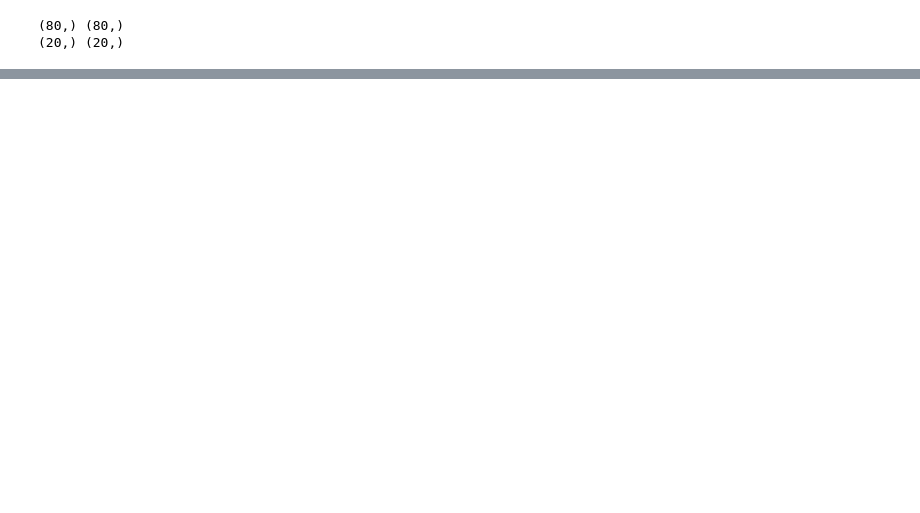
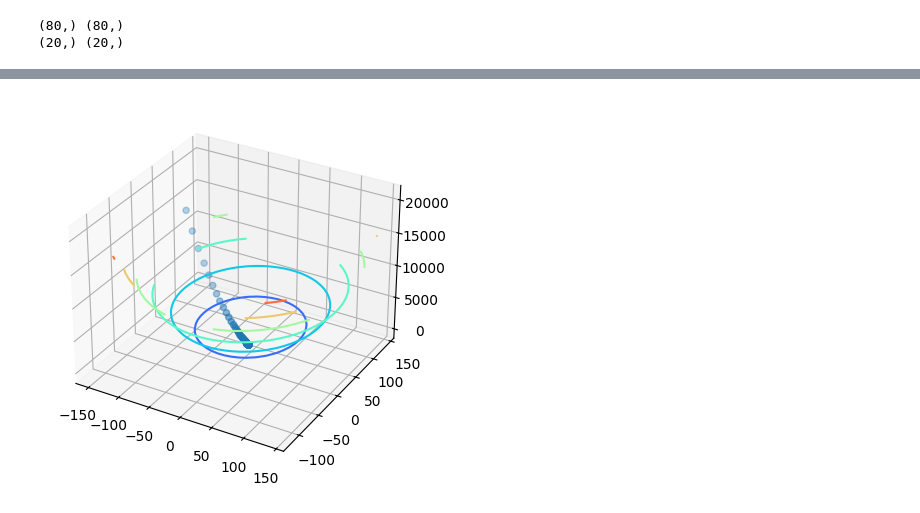
Before and after one commit to christianrss/data_science_stuff, a Jupyter notebook: machine_learning/linear_regression.ipynb, the cells around one changed output, grey strips where cells are left out. Saved outputs shown, nothing was run; the diff lists cells and outputs as text; code cells hidden in the pictures; blank space fills up the shorter version.

```diff
--- a/machine_learning/linear_regression.ipynb
+++ b/machine_learning/linear_regression.ipynb
@@ -132,0 +169,31 @@ plt.show()
+# %%
+# Trace the trajectory of gradient
+def train(X,y,learning_rate=0.1,maxItrs=100):
+    theta = np.array([-150,100]) #np.zeros((2,))
+    error_list = []
+    # note down values of theta
+    theta_list = []
+
+    for i in range(maxItrs):
+        grad = gradient(X,y,theta)
+        error_list.append(error(X,y,theta))
+        theta_list.append((theta[0],theta[1]))
+        theta[0] = theta[0] - learning_rate * grad[0]
+        theta[1] = theta[1] - learning_rate * grad[1]
+
+    #plt.xlabel("Iteration Number")
+    #plt.ylabel("Loss")
+    #plt.plot(error_list)
+    return theta, theta_list, error_list
+# %%
+theta, theta_list, error_list = train(XT, yT)
+# %%
+theta_list = np.array(theta_list)
+# %%
+fig = plt.figure()
+axes = fig.add_subplot(projection='3d')
+axes.contour(T0,T1,J,cmap='rainbow')
+axes.scatter(theta_list[:,0],theta_list[:,1],error_list)
+plt.show()
+# %% [output]
+[figure, added]
```
Also changed, not shown: parts of 13 cells of this notebook.
